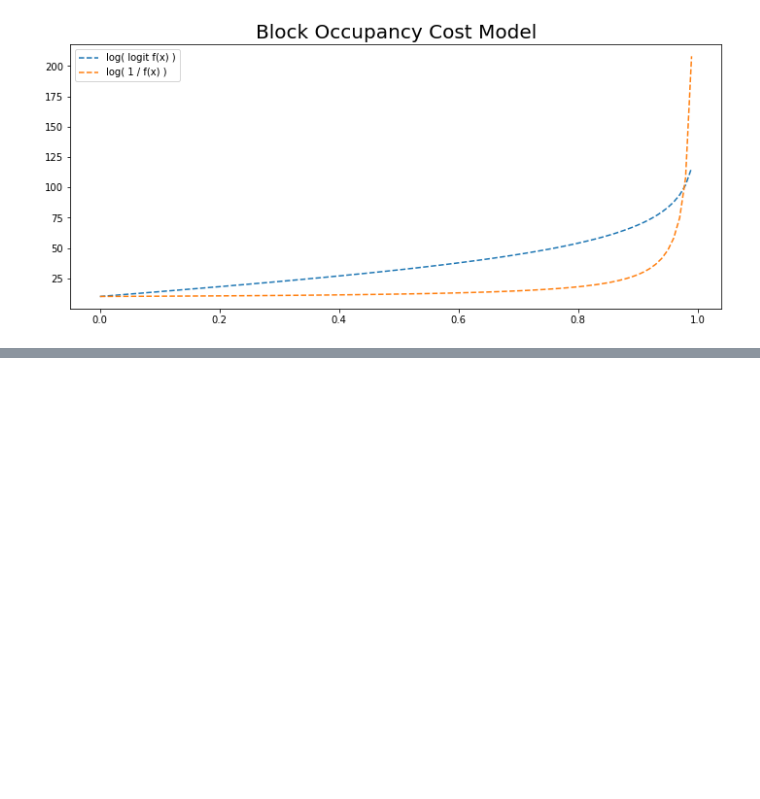
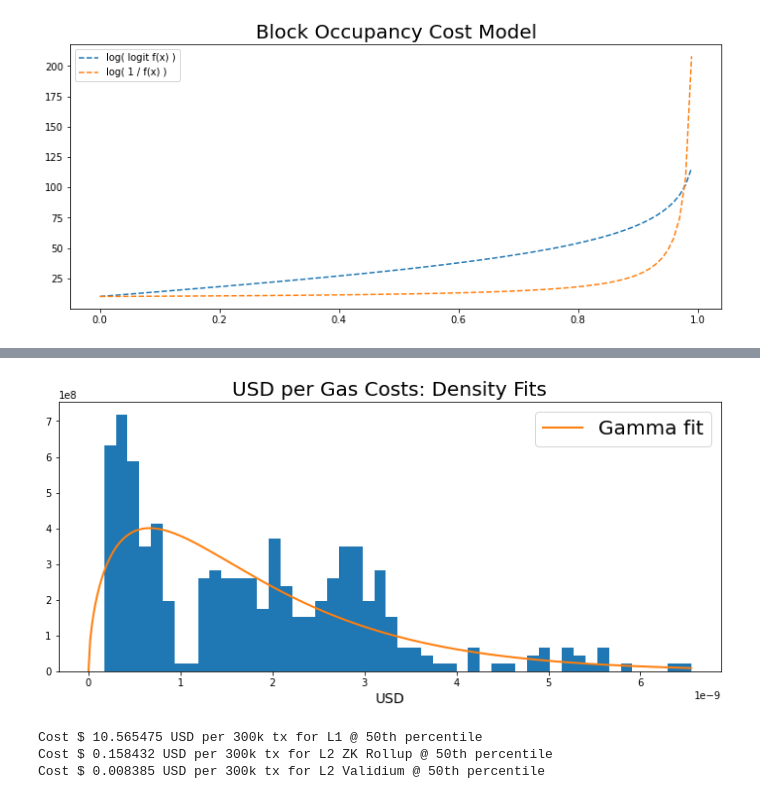
Before and after one commit to icmoore/syscoin-tex, a Jupyter notebook: notebooks/sys_4_sysx.ipynb, the cells around one changed output, grey strips where cells are left out. Cells and saved outputs as stored; diff of their text form; code cells hidden in the pictures; blank space fills up the shorter version.

```diff
--- a/notebooks/sys_4_sysx.ipynb
+++ b/notebooks/sys_4_sysx.ipynb
@@ -70,6 +70,12 @@ def gen_block_occupancy(N):
     sim_block_occupancy = np.abs(simulations)/max(np.abs(simulations))
 
     return sim_block_occupancy
+# %%
+sys_price = pd.read_csv('../resources/SYSPrice.csv')
+sys_price.columns = ['date', 'open', 'high', 'low', 'close', 'adj_close', 'volume']
+date_split = [t.rstrip().split('-') for t in sys_price['date'].values]
+date_times = [datetime.date(int(t[0]), int(t[1]), int(t[2])) for t in date_split]
+sys_price = sys_price.assign(date_time = date_times)[:-1]
 # %%
 x0 = 0; y0 = 10;
 blk_occupancy = np.arange(0,1,0.01)
@@ -140,0 +147,39 @@ plt.ylim((0,100))
+# %%
+med_gas_costs = np.zeros(N)
+gas_usd = np.zeros(N)
+for k in range(0,len(sim_cost_m1)):
+    med_gas_costs[k] = np.median(sim_cost_m1[k])
+    gas_usd[k] = med_gas_costs[k]*sys_price['close'].tail(365).values[k]/1e9
+
+values = np.linspace(0, max(gas_usd), 365)
+
+pSample = gas_usd
+pSample = pSample[pSample > 0]
+
+sample = pSample.reshape(-1,1)
+gamma_model = GammaDistribution.from_samples(sample)
+gamma_fit = gamma_model.probability(values.flatten())
+
+plt.figure(figsize=(12, 5))
+plt.hist(sample, bins=50, density=True)
+plt.plot(values, gamma_fit, label="Gamma fit", linewidth=2)
+plt.legend(fontsize=20)
+plt.xlabel("USD", fontsize=14)
+plt.title("USD per Gas Costs: Density Fits", fontsize=20)
+plt.show()
+# %% [output]
+[figure, added]
+# %%
+usd_gas_cost = np.quantile(sample.flatten(), 0.5)
+
+L1_SYSX = 6.3e9*usd_gas_cost
+L2_SYSX_ZKRollup = 94.47e6*usd_gas_cost
+L2_SYSX_Validium = 5e6*usd_gas_cost
+
+print('Cost {:.6f} USD per 300k tx for L1 @ 50th percentile'.format(L1_SYSX))
+print('Cost {:.6f} USD per 300k tx for L2 ZK Rollup @ 50th percentile'.format(L2_SYSX_ZKRollup))
+print('Cost {:.6f} USD per 300k tx for L2 Validium @ 50th percentile'.format(L2_SYSX_Validium))
+# %% [output]
+Cost $ 10.565475 USD per 300k tx for L1 @ 50th percentile
+Cost $ 0.158432 USD per 300k tx for L2 ZK Rollup @ 50th percentile
+Cost $ 0.008385 USD per 300k tx for L2 Validium @ 50th percentile
```
Also changed, not shown: parts of 4 cells of this notebook, 4 other files.
